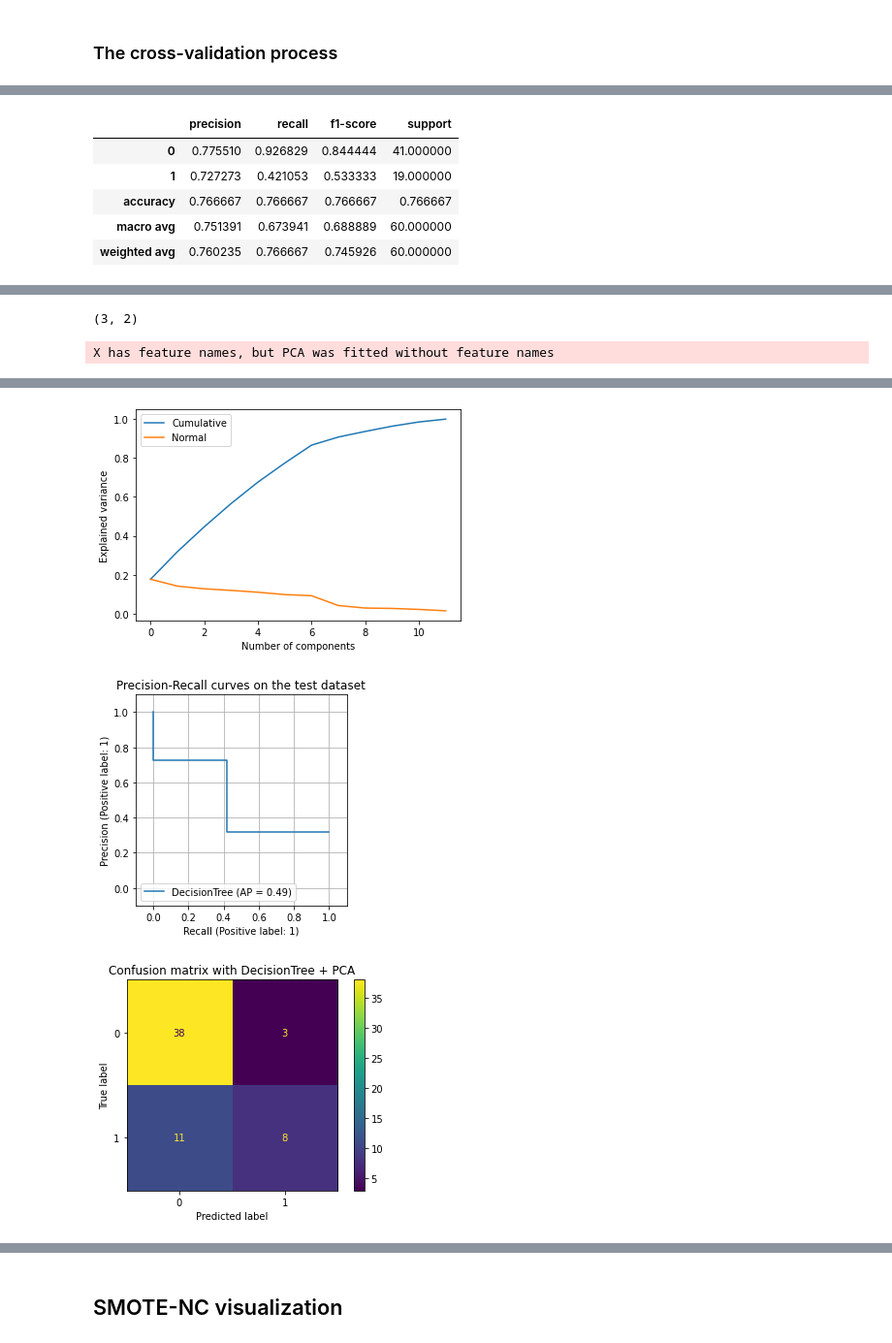
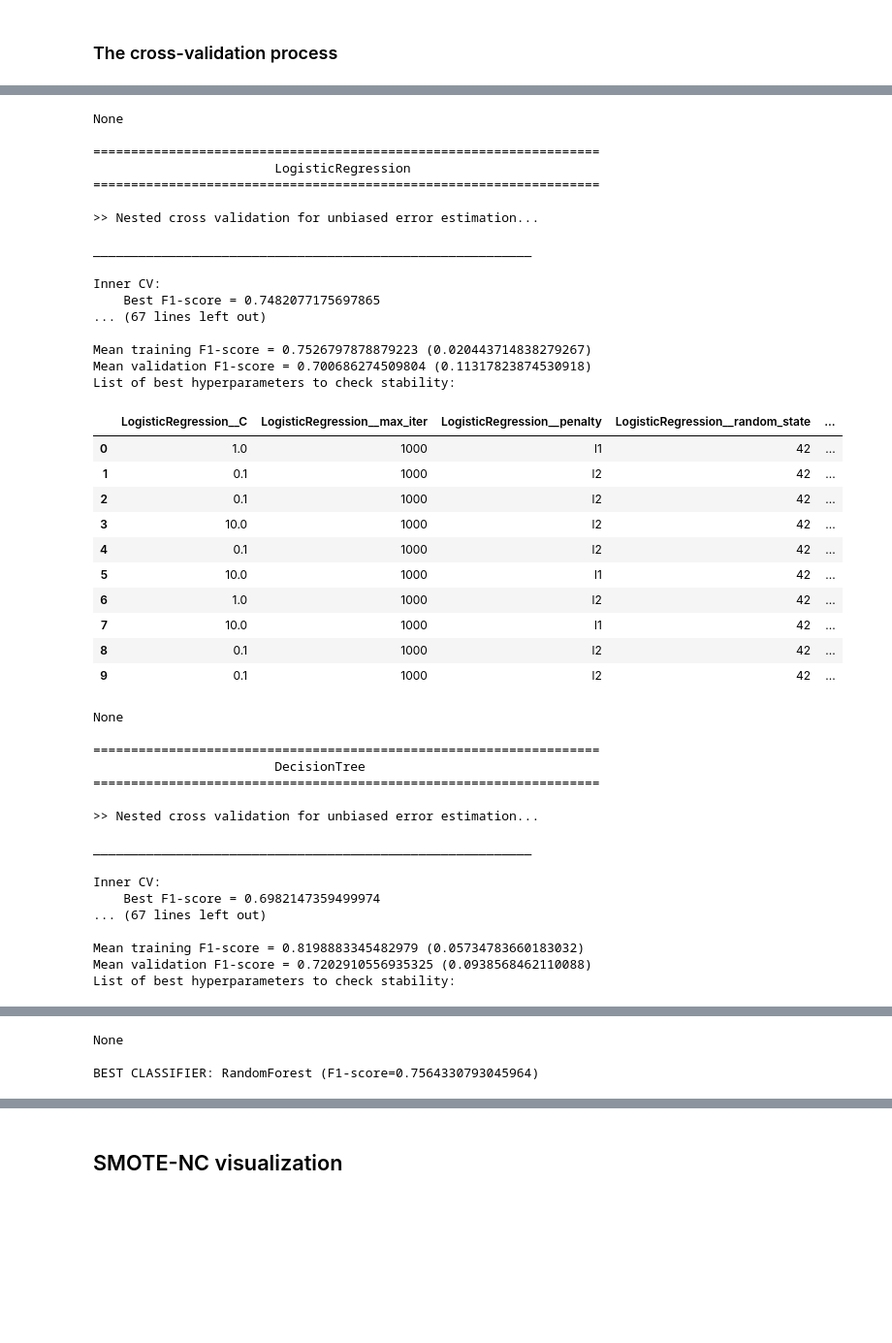
Before and after one commit to Giorgia3/Data_Spaces_Project, a Jupyter notebook: Data_Spaces_project.ipynb, the cells around one changed output, grey strips where cells are left out. Shown at 97% size. Drawn from its saved outputs; the diff is of its cells as text; code cells hidden in the pictures; blank space fills up the shorter version.

```diff
--- a/Data_Spaces_project.ipynb
+++ b/Data_Spaces_project.ipynb
@@ -837,9 +966,7 @@ for classifier_name, classifier_model in config_dict['CLASSIFICATION']['MODELS']
     classifiers.append(Classifier(classifier_name, classifier_model, config_dict['CLASSIFICATION']['PARAMS'][classifier_name], class_balancer, feature_scaler))
 
 clf_processor = ClassificationProcessor(classifiers)
-# clf_processor.find_best_model(X_train, y_train)
-# clf_processor.compare_models(X_train, y_train, X_test, y_test)
-PCA_exp_var_analysis(X_train, y_train)
-best_n_components = 7
-clf_processor.compare_models_PCA(X_train, y_train, X_test, y_test, n_components=best_n_components)
+# clf_processor.find_best_model(X_train, y_train, apply_PCA=config_dict['CLASSIFICATION']['APPLY_PCA'], n_components=config_dict['CLASSIFICATION']['N_COMPONENTS_PCA'])
+clf_processor.find_best_model(X_train, y_train, apply_PCA=False, n_components=None)
+# clf_processor.find_best_model(X_train, y_train, apply_PCA=True, n_components=config_dict['CLASSIFICATION']['N_COMPONENTS_PCA'])
 # %% [output]
@@ -858,6 +1017,0 @@ Test classification report
-|  | precision | recall | f1-score | support |
-| 0 | 0.775510 | 0.926829 | 0.844444 | 41.000000 |
-| 1 | 0.727273 | 0.421053 | 0.533333 | 19.000000 |
-| accuracy | 0.766667 | 0.766667 | 0.766667 | 0.766667 |
-| macro avg | 0.751391 | 0.673941 | 0.688889 | 60.000000 |
-| weighted avg | 0.760235 | 0.766667 | 0.745926 | 60.000000 |
@@ -864,2 +1029,45 @@ Test classification report
-(3, 2)
+None
+
+===================================================================
+                        LogisticRegression
+===================================================================
+
+>> Nested cross validation for unbiased error estimation...
+
+__________________________________________________________
+
+Inner CV:
+    Best F1-score = 0.7482077175697865
+... (67 lines left out)
+
+Mean training F1-score = 0.7526797878879223 (0.020443714838279267)
+Mean validation F1-score = 0.700686274509804 (0.11317823874530918)
+List of best hyperparameters to check stability:
+|  | LogisticRegression__C | LogisticRegression__max_iter | LogisticRegression__penalty | LogisticRegression__random_state | ... |
+| 0 | 1.0 | 1000 | l1 | 42 | ... |
+| 1 | 0.1 | 1000 | l2 | 42 | ... |
+| 2 | 0.1 | 1000 | l2 | 42 | ... |
+| 3 | 10.0 | 1000 | l2 | 42 | ... |
+| 4 | 0.1 | 1000 | l2 | 42 | ... |
+| 5 | 10.0 | 1000 | l1 | 42 | ... |
+| 6 | 1.0 | 1000 | l2 | 42 | ... |
+| 7 | 10.0 | 1000 | l1 | 42 | ... |
+| 8 | 0.1 | 1000 | l2 | 42 | ... |
+| 9 | 0.1 | 1000 | l2 | 42 | ... |
-X has feature names, but PCA was fitted without feature names
+None
+
+===================================================================
+                        DecisionTree
+===================================================================
+
+>> Nested cross validation for unbiased error estimation...
+
+__________________________________________________________
+
+Inner CV:
+    Best F1-score = 0.6982147359499974
+... (67 lines left out)
+
+Mean training F1-score = 0.8198883345482979 (0.05734783660183032)
+Mean validation F1-score = 0.7202910556935325 (0.0938568462110088)
+List of best hyperparameters to check stability:
@@ -867,3 +1101,0 @@ ValueError: ignored
-[figure, removed]
-[figure, removed]
-[figure, removed]
@@ -869,0 +1113,3 @@ ValueError: ignored
+None
+
+BEST CLASSIFIER: RandomForest (F1-score=0.7564330793045964)
```
Also changed, not shown: parts of 15 cells of this notebook.
